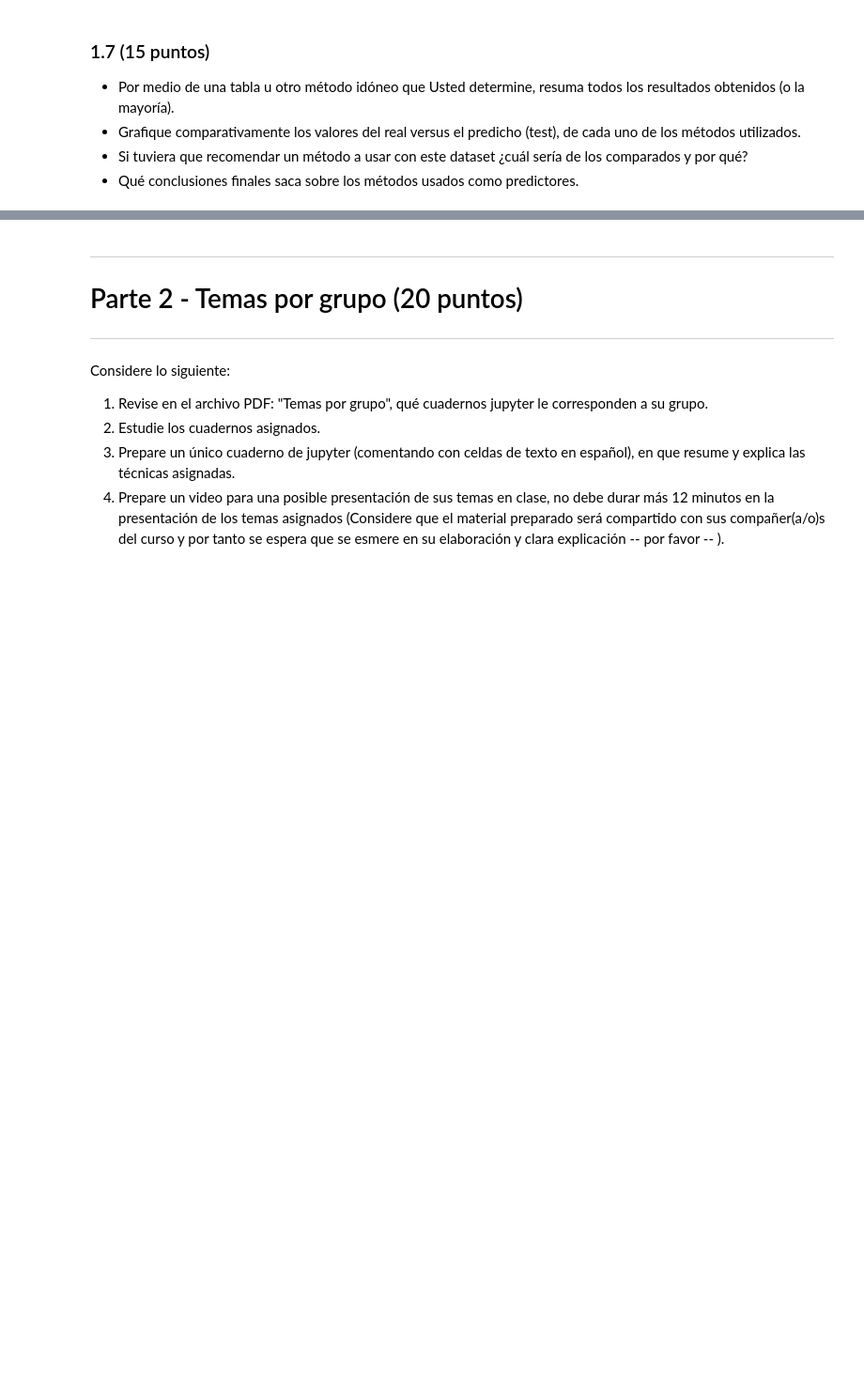
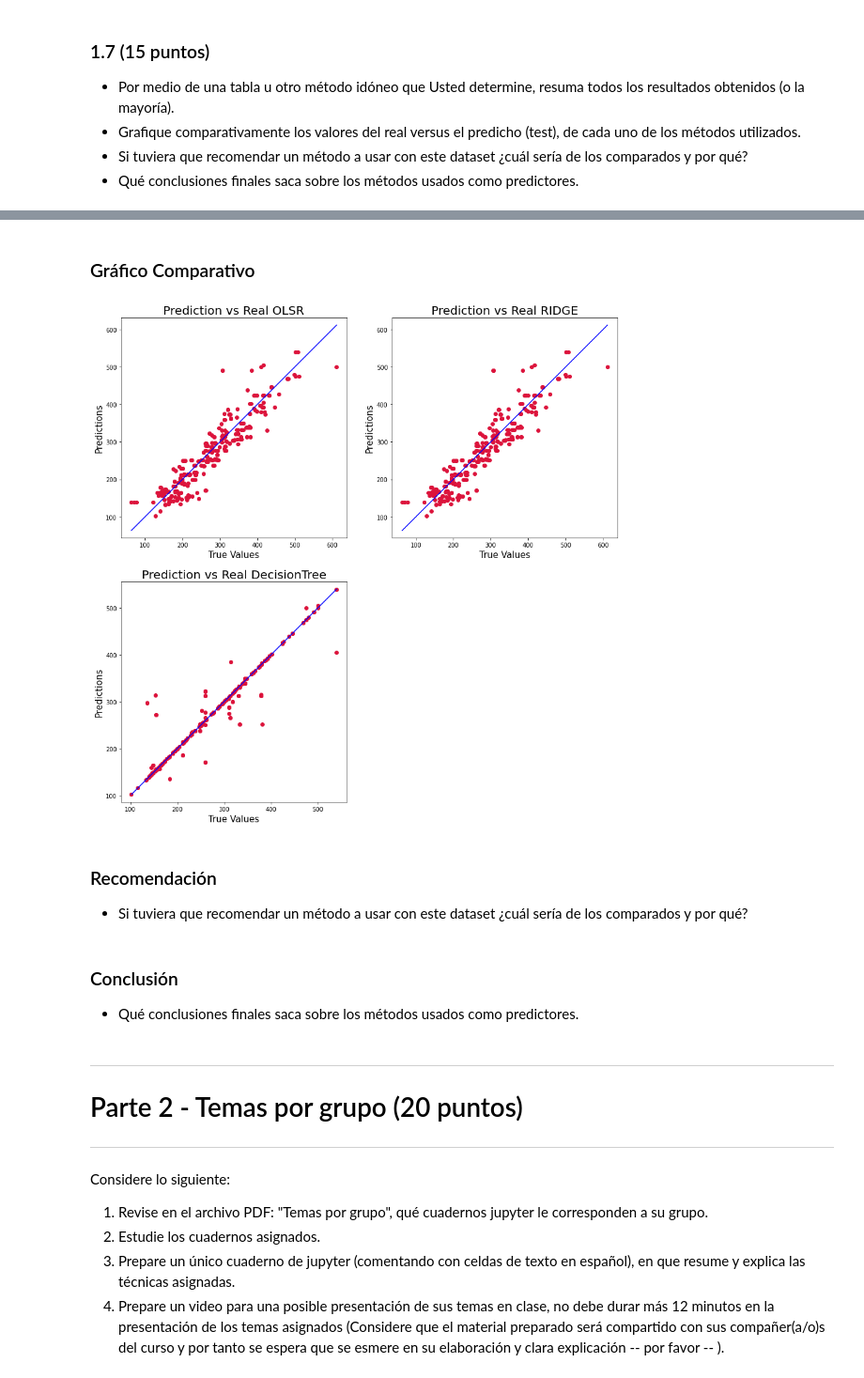
Before and after one commit to GabrielVargasR/University-Artificial-Intelligence, a Jupyter notebook: TC3 - Regression and Feature Engineering/2021-2-Trabajo Practico_03.ipynb, the cells around one changed output, grey strips where cells are left out. Shown at 94% size. Cells and saved outputs as stored; diff of their text form; code cells hidden in the pictures; blank space fills up the shorter version.

Commit message:
TC-3: Comparative Graph

```diff
--- a/TC3 - Regression and Feature Engineering/2021-2-Trabajo Practico_03.ipynb
+++ b/TC3 - Regression and Feature Engineering/2021-2-Trabajo Practico_03.ipynb
@@ -601,17 +601,15 @@ Y_test = Y_test_nona.to_numpy()
 results = {}
 
 # Dict para guardar los valores predichos
-pred_real_results = {}
+pred_results = {}
 
 # Folds for cross validation
 folds = 10
 
 # Función para guardar los resutlados en un dict
-def saveResults(y_pred, y_real, metric_results, pred_real_results, alg_index):
+def saveResults(y_pred, y_real, metric_results, pred_results, alg_index):
 
-    pred_real_results[alg_index] = {}
-    pred_real_results[alg_index]["Prediction"] = y_pred
-    pred_real_results[alg_index]["Real"] = y_real
+    pred_results[alg_index] = y_pred
 
 
     r2 = r2_score(y_real, y_pred)
@@ -903,3 +901,34 @@ df_metrics_results
+# %% [markdown]
+### Gráfico Comparativo
+# %%
+fig = plt.figure(figsize=(15,15))
+index = 1
+for method_key in pred_results:
+    fig.add_subplot(2, 2,index)
+    plt.scatter(pred_results[method_key], Y_test, c='crimson', label=method_key)
+    plt.title("Prediction vs Real " + method_key, fontsize=20)
+    plt.xlabel('True Values', fontsize=15)
+    plt.ylabel('Predictions', fontsize=15)
+
+    # Blue Line
+    p1 = max(max(pred_results[method_key]), max(Y_test))
+    p2 = min(min(pred_results[method_key]), min(Y_test))
+    plt.plot([p1, p2], [p1, p2], 'b-')
+    plt.axis('equal')
+
+    index+=1
+
+plt.show()
+# %% [output]
+[figure, added]
+# %% [markdown]
+### Recomendación
+
+- Si tuviera que recomendar un método a usar con este dataset ¿cuál sería de los comparados y por qué?
+# %% [markdown]
+### Conclusión
+
+- Qué conclusiones finales saca sobre los métodos usados como predictores.
 # %% [markdown]
 ___
 
```
Also changed, not shown: parts of 6 cells of this notebook.
